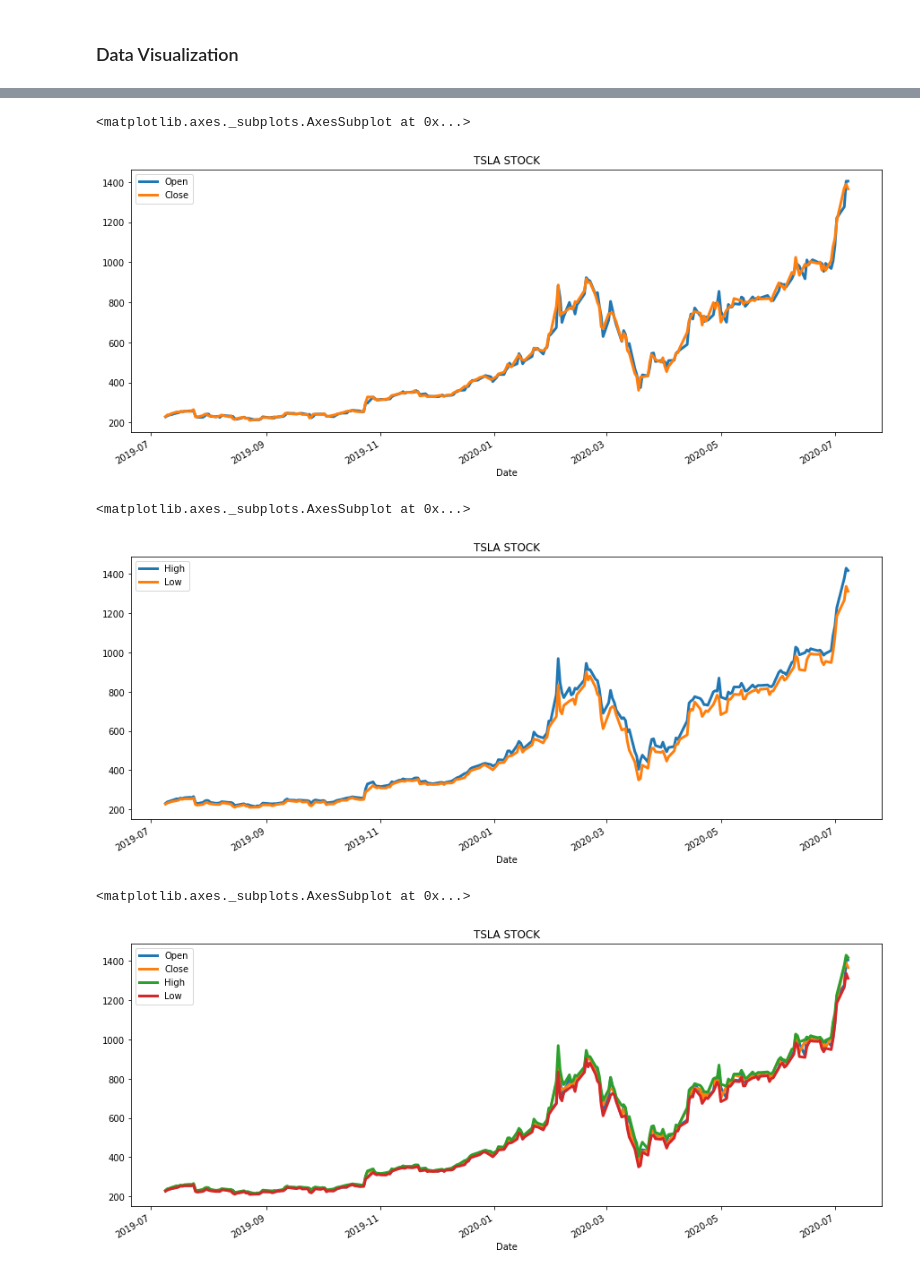
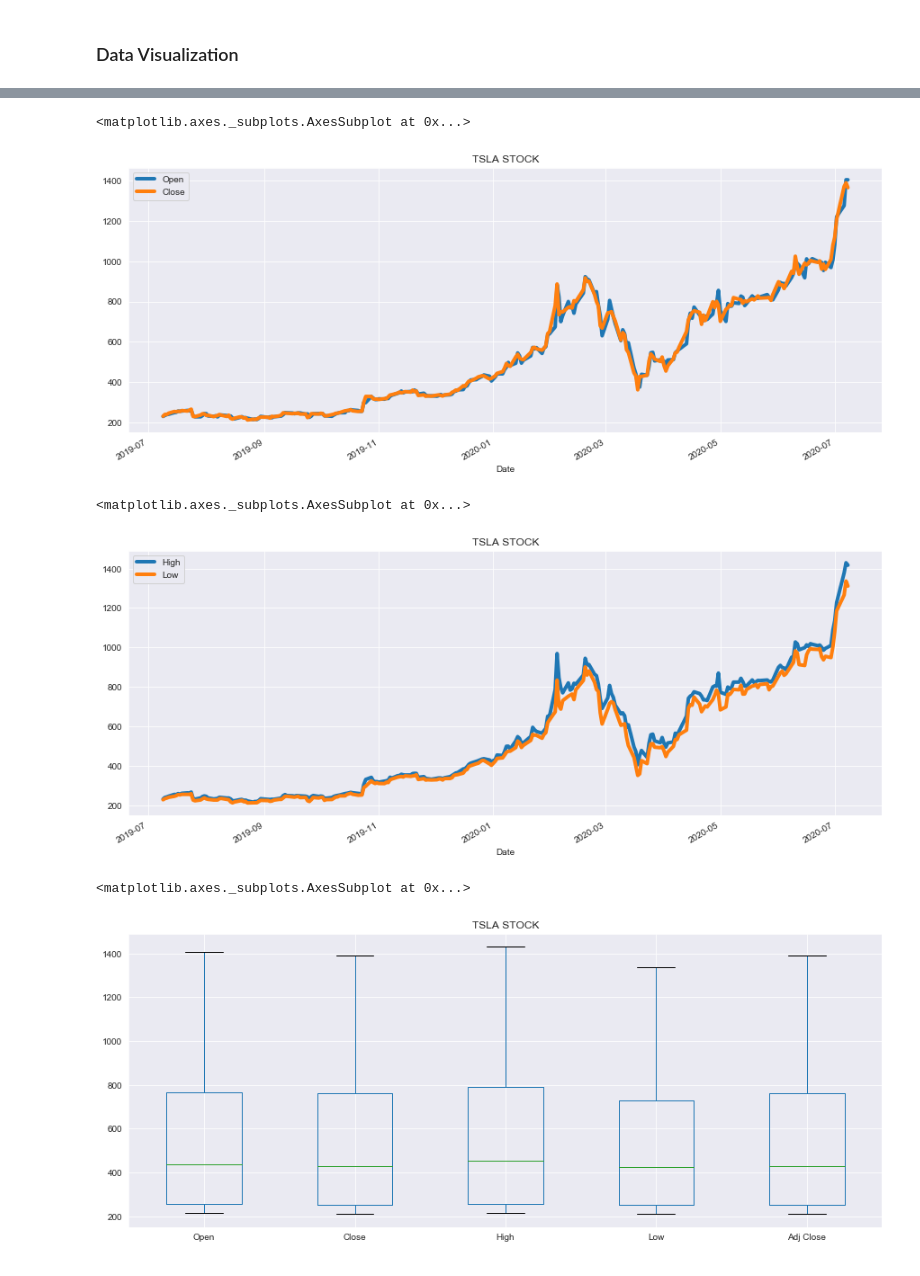
Before and after one commit to rooneyrulz/tesla_stock_analysis, a Jupyter notebook: Predictions.ipynb, the cells around one changed output, grey strips where cells are left out. Cells and saved outputs as stored; diff of their text form; code cells hidden in the pictures.

Commit message:
set styles to data visualization

```diff
--- a/Predictions.ipynb
+++ b/Predictions.ipynb
@@ -19,7 +19,8 @@ tsla_data.head()
 # %% [markdown]
 ### Data Visualization
 # %%
-# Let's Visualize The Open Prices
-tsla_data['Open'].plot(linewidth=3, figsize=(15, 6), title='TSLA STOCK')
+# Let's Analyze & Visualize The Open Prices
+sns.set_style('darkgrid')
+tsla_data['Open'].plot(linewidth=4, figsize=(15, 6), title='TSLA STOCK')
 # %% [output]
 <matplotlib.axes._subplots.AxesSubplot at 0x...>
@@ -27,21 +28,21 @@ tsla_data['Open'].plot(linewidth=3, figsize=(15, 6), title='TSLA STOCK')
 # %%
-# Let's Visualize The Open and Close Prices
-tsla_data[['Open', 'Close']].plot(linewidth=3, figsize=(15, 6), title='TSLA STOCK')
+# Let's Analyze & Visualize The Open and Close Prices
+tsla_data[['Open', 'Close']].plot(linewidth=4, figsize=(15, 6), title='TSLA STOCK')
 # %% [output]
 <matplotlib.axes._subplots.AxesSubplot at 0x...>
-[figure, old version]
+[figure, new version]
 # %%
-# Let's Visualize The High and Low Prices
-tsla_data[['High', 'Low']].plot(linewidth=3, figsize=(15, 6), title='TSLA STOCK')
+# Let's Analyze & Visualize The High and Low Prices
+tsla_data[['High', 'Low']].plot(linewidth=4, figsize=(15, 6), title='TSLA STOCK')
 # %% [output]
 <matplotlib.axes._subplots.AxesSubplot at 0x...>
-[figure, old version]
+[figure, new version]
 # %%
-# Let's Visualize The All Four Prices
-tsla_data[['Open', 'Close', 'High', 'Low']].plot(linewidth=3, figsize=(15, 6), title='TSLA STOCK')
+# Let's Analyze & Visualize The All Four Prices
+tsla_data[['Open', 'Close', 'High', 'Low', 'Adj Close']].plot(kind='box', figsize=(15, 6), title='TSLA STOCK')
 # %% [output]
 <matplotlib.axes._subplots.AxesSubplot at 0x...>
-[figure, old version]
+[figure, new version]
 # %%
 # Let's Analyze and Visualize The Volume
 tsla_data['Volume'].plot.hist(figsize=(15, 6), title='TSLA STOCK')
```
Also changed, not shown: parts of 2 cells of this notebook.
